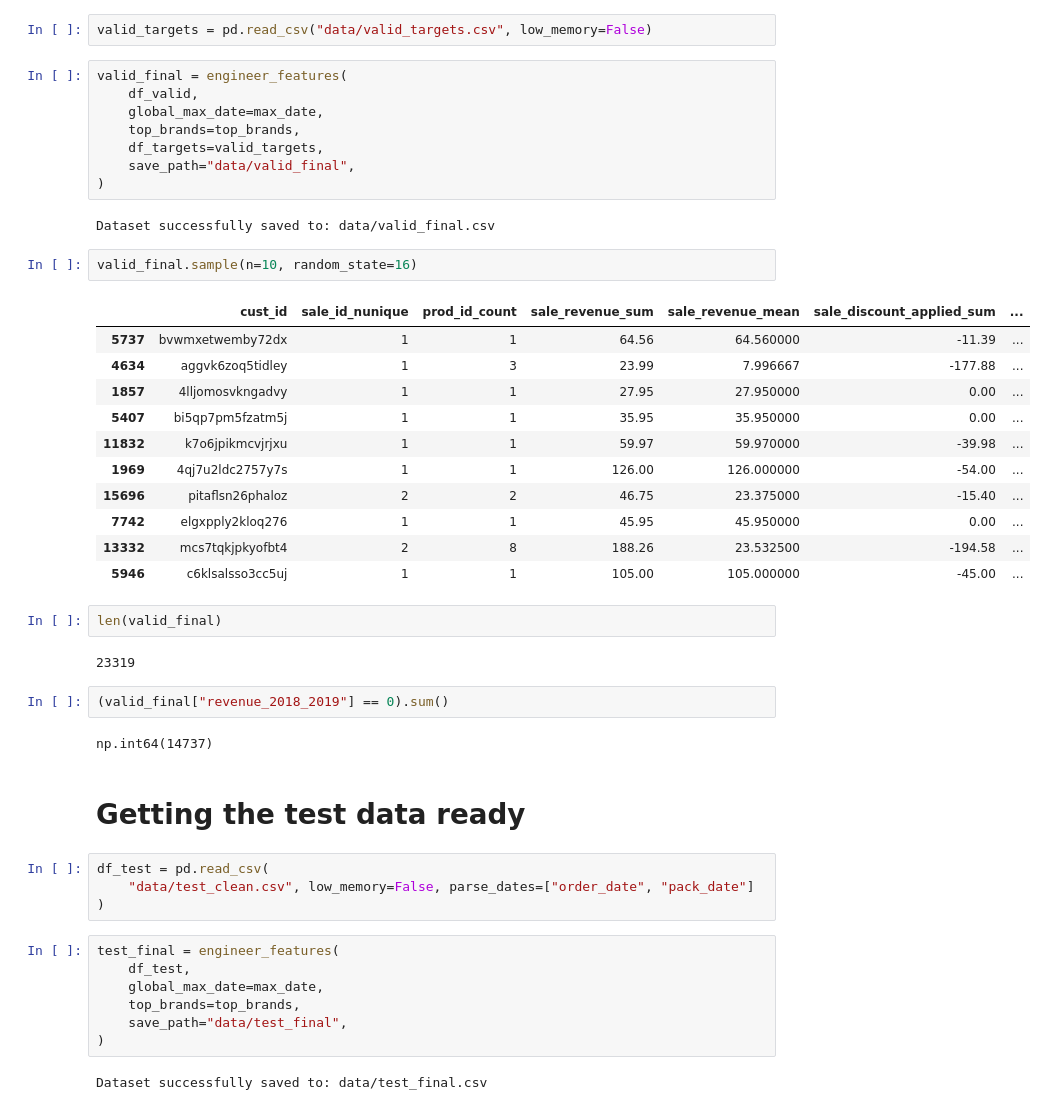
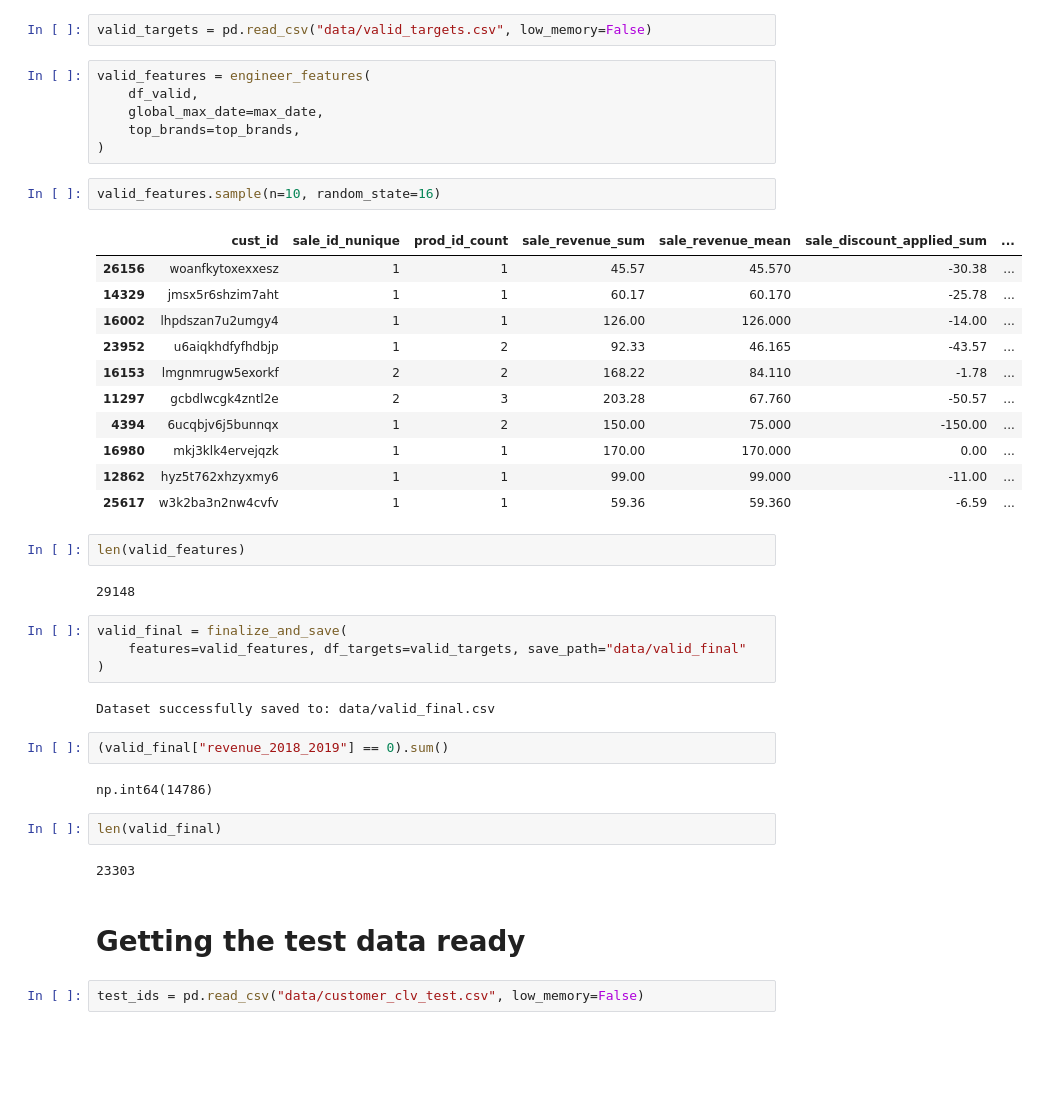
Before and after one commit to aradmehralian/Advanced-Analytics-Projects, a Jupyter notebook: Assignment 1/EDA_feature_engineering.ipynb, the cells around one changed output. Drawn from its saved outputs; the diff is of its cells as text; blank space fills up the shorter version.

```diff
--- a/Assignment 1/EDA_feature_engineering.ipynb
+++ b/Assignment 1/EDA_feature_engineering.ipynb
@@ -589,49 +588,44 @@ df_valid = pd.read_csv(
 # %%
 valid_targets = pd.read_csv("data/valid_targets.csv", low_memory=False)
 # %%
-valid_final = engineer_features(
+valid_features = engineer_features(
     df_valid,
     global_max_date=max_date,
     top_brands=top_brands,
-    df_targets=valid_targets,
-    save_path="data/valid_final",
 )
-# %% [output]
-Dataset successfully saved to: data/valid_final.csv
 # %%
-valid_final.sample(n=10, random_state=16)
+valid_features.sample(n=10, random_state=16)
 # %% [output]
 |  | cust_id | sale_id_nunique | prod_id_count | sale_revenue_sum | sale_revenue_mean | sale_discount_applied_sum | ... |
-| 5737 | bvwmxetwemby72dx | 1 | 1 | 64.56 | 64.560000 | -11.39 | ... |
-| 4634 | aggvk6zoq5tidley | 1 | 3 | 23.99 | 7.996667 | -177.88 | ... |
-| 1857 | 4lljomosvkngadvy | 1 | 1 | 27.95 | 27.950000 | 0.00 | ... |
-| 5407 | bi5qp7pm5fzatm5j | 1 | 1 | 35.95 | 35.950000 | 0.00 | ... |
-| 11832 | k7o6jpikmcvjrjxu | 1 | 1 | 59.97 | 59.970000 | -39.98 | ... |
-| 1969 | 4qj7u2ldc2757y7s | 1 | 1 | 126.00 | 126.000000 | -54.00 | ... |
-| 15696 | pitaflsn26phaloz | 2 | 2 | 46.75 | 23.375000 | -15.40 | ... |
-| 7742 | elgxpply2kloq276 | 1 | 1 | 45.95 | 45.950000 | 0.00 | ... |
-| 13332 | mcs7tqkjpkyofbt4 | 2 | 8 | 188.26 | 23.532500 | -194.58 | ... |
-| 5946 | c6klsalsso3cc5uj | 1 | 1 | 105.00 | 105.000000 | -45.00 | ... |
+| 26156 | woanfkytoxexxesz | 1 | 1 | 45.57 | 45.570 | -30.38 | ... |
+| 14329 | jmsx5r6shzim7aht | 1 | 1 | 60.17 | 60.170 | -25.78 | ... |
+| 16002 | lhpdszan7u2umgy4 | 1 | 1 | 126.00 | 126.000 | -14.00 | ... |
+| 23952 | u6aiqkhdfyfhdbjp | 1 | 2 | 92.33 | 46.165 | -43.57 | ... |
+| 16153 | lmgnmrugw5exorkf | 2 | 2 | 168.22 | 84.110 | -1.78 | ... |
+| 11297 | gcbdlwcgk4zntl2e | 2 | 3 | 203.28 | 67.760 | -50.57 | ... |
+| 4394 | 6ucqbjv6j5bunnqx | 1 | 2 | 150.00 | 75.000 | -150.00 | ... |
+| 16980 | mkj3klk4ervejqzk | 1 | 1 | 170.00 | 170.000 | 0.00 | ... |
+| 12862 | hyz5t762xhzyxmy6 | 1 | 1 | 99.00 | 99.000 | -11.00 | ... |
+| 25617 | w3k2ba3n2nw4cvfv | 1 | 1 | 59.36 | 59.360 | -6.59 | ... |
 # %%
-len(valid_final)
+len(valid_features)
 # %% [output]
-23319
+29148
-# %%
-(valid_final["revenue_2018_2019"] == 0).sum()
-# %% [output]
-np.int64(14737)
+# %%
+valid_final = finalize_and_save(
+    features=valid_features, df_targets=valid_targets, save_path="data/valid_final"
+)
+# %% [output]
+Dataset successfully saved to: data/valid_final.csv
+# %%
+(valid_final["revenue_2018_2019"] == 0).sum()
+# %% [output]
+np.int64(14786)
+# %%
+len(valid_final)
+# %% [output]
+23303
 # %% [markdown]
 # Getting the test data ready
-# %%
-df_test = pd.read_csv(
-    "data/test_clean.csv", low_memory=False, parse_dates=["order_date", "pack_date"]
-)
-# %%
-test_final = engineer_features(
-    df_test,
-    global_max_date=max_date,
-    top_brands=top_brands,
-    save_path="data/test_final",
-)
-# %% [output]
-Dataset successfully saved to: data/test_final.csv
+# %%
+test_ids = pd.read_csv("data/customer_clv_test.csv", low_memory=False)
```
Also changed, not shown: parts of 45 cells of this notebook, 13 other files.
